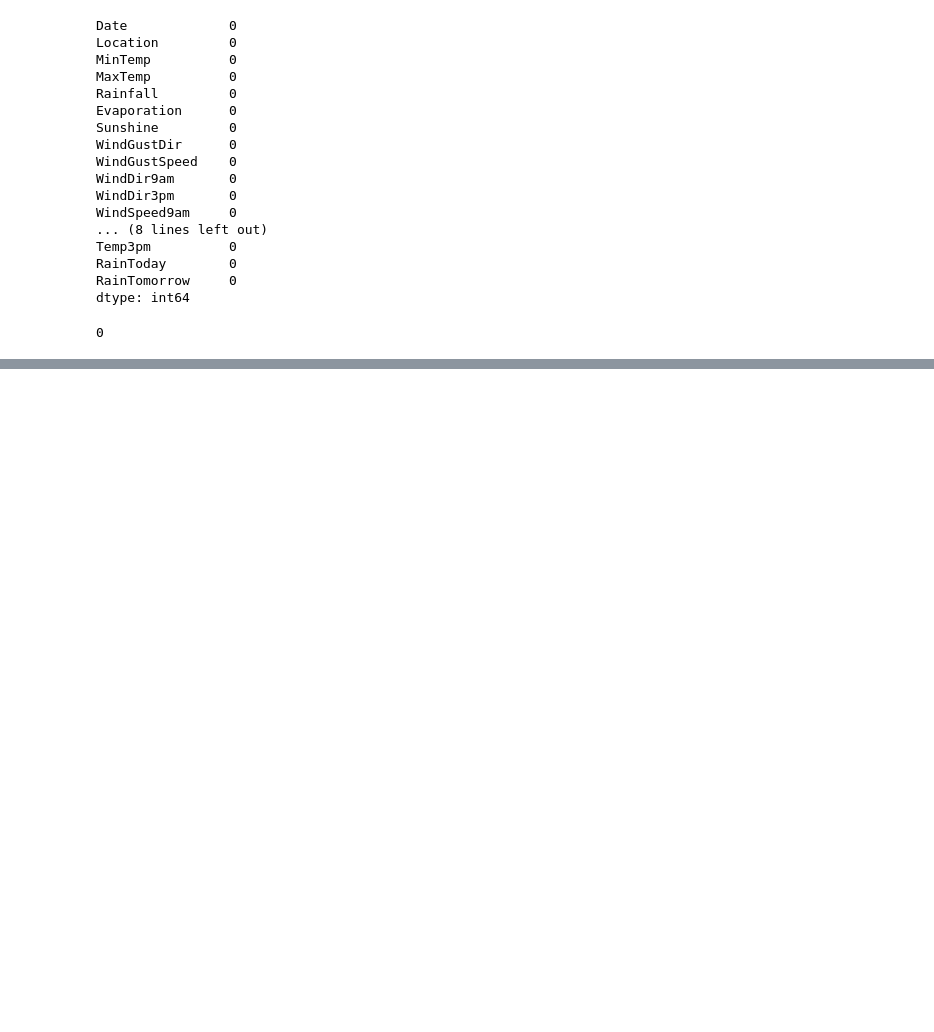
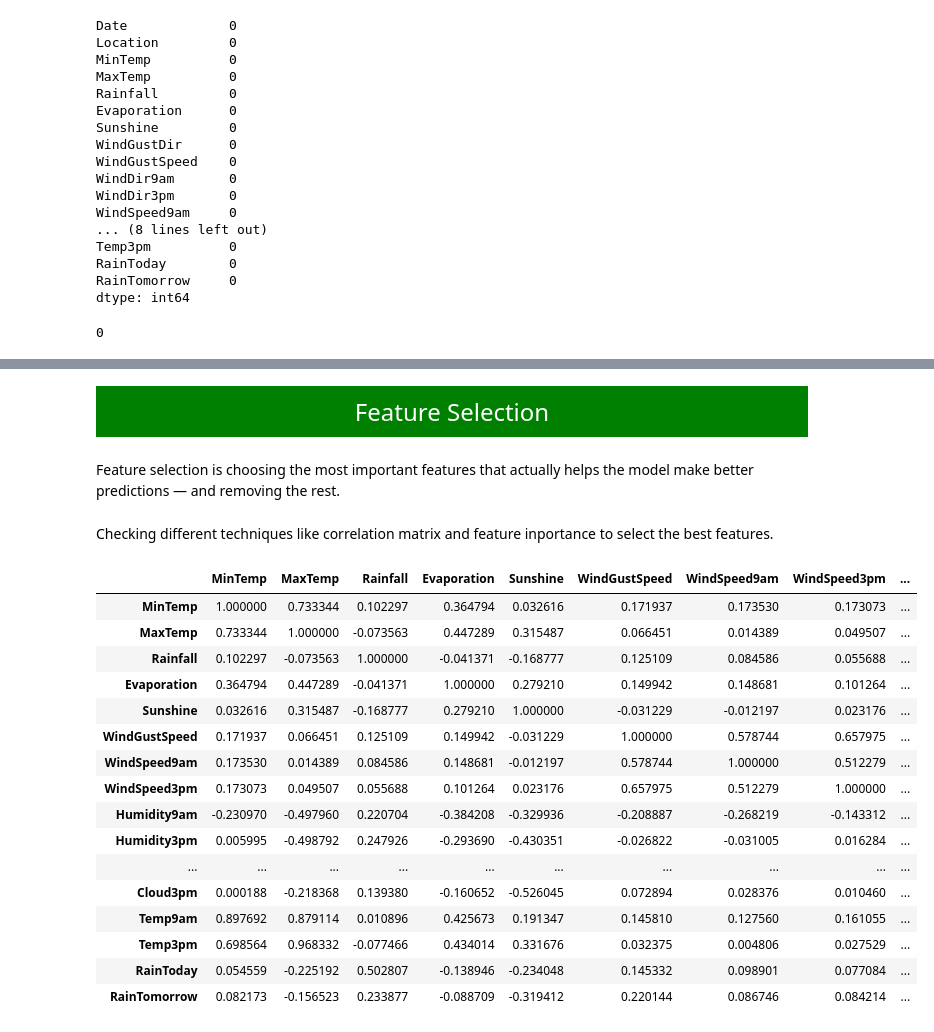
Before and after one commit to BibekBhoi10/RAINFO, a Jupyter notebook: final_cleaned_data.ipynb, the cells around one changed output, grey strips where cells are left out. Cells and saved outputs as stored; diff of their text form; code cells hidden in the pictures; blank space fills up the shorter version.

```diff
--- a/final_cleaned_data.ipynb
+++ b/final_cleaned_data.ipynb
@@ -106,0 +395,28 @@ df.to_csv("cleaned_data.csv") ## final cleaned data is exported
+# %% [markdown]
+<div style="background-color:green; color:white; padding:15px 0; text-align:center; font-size:24px;">
+  Feature Selection
+</div>
+# %% [markdown]
+Feature selection is choosing the most important features that actually helps the model make better predictions — and removing the rest.
+# %% [markdown]
+Checking different techniques like correlation matrix and feature inportance to select the best features.
+# %%
+final_df.corr()
+# %% [output]
+|  | MinTemp | MaxTemp | Rainfall | Evaporation | Sunshine | WindGustSpeed | WindSpeed9am | WindSpeed3pm | ... |
+| MinTemp | 1.000000 | 0.733344 | 0.102297 | 0.364794 | 0.032616 | 0.171937 | 0.173530 | 0.173073 | ... |
+| MaxTemp | 0.733344 | 1.000000 | -0.073563 | 0.447289 | 0.315487 | 0.066451 | 0.014389 | 0.049507 | ... |
+| Rainfall | 0.102297 | -0.073563 | 1.000000 | -0.041371 | -0.168777 | 0.125109 | 0.084586 | 0.055688 | ... |
+| Evaporation | 0.364794 | 0.447289 | -0.041371 | 1.000000 | 0.279210 | 0.149942 | 0.148681 | 0.101264 | ... |
+| Sunshine | 0.032616 | 0.315487 | -0.168777 | 0.279210 | 1.000000 | -0.031229 | -0.012197 | 0.023176 | ... |
+| WindGustSpeed | 0.171937 | 0.066451 | 0.125109 | 0.149942 | -0.031229 | 1.000000 | 0.578744 | 0.657975 | ... |
+| WindSpeed9am | 0.173530 | 0.014389 | 0.084586 | 0.148681 | -0.012197 | 0.578744 | 1.000000 | 0.512279 | ... |
+| WindSpeed3pm | 0.173073 | 0.049507 | 0.055688 | 0.101264 | 0.023176 | 0.657975 | 0.512279 | 1.000000 | ... |
+| Humidity9am | -0.230970 | -0.497960 | 0.220704 | -0.384208 | -0.329936 | -0.208887 | -0.268219 | -0.143312 | ... |
+| Humidity3pm | 0.005995 | -0.498792 | 0.247926 | -0.293690 | -0.430351 | -0.026822 | -0.031005 | 0.016284 | ... |
+| ... | ... | ... | ... | ... | ... | ... | ... | ... | ... |
+| Cloud3pm | 0.000188 | -0.218368 | 0.139380 | -0.160652 | -0.526045 | 0.072894 | 0.028376 | 0.010460 | ... |
+| Temp9am | 0.897692 | 0.879114 | 0.010896 | 0.425673 | 0.191347 | 0.145810 | 0.127560 | 0.161055 | ... |
+| Temp3pm | 0.698564 | 0.968332 | -0.077466 | 0.434014 | 0.331676 | 0.032375 | 0.004806 | 0.027529 | ... |
+| RainToday | 0.054559 | -0.225192 | 0.502807 | -0.138946 | -0.234048 | 0.145332 | 0.098901 | 0.077084 | ... |
+| RainTomorrow | 0.082173 | -0.156523 | 0.233877 | -0.088709 | -0.319412 | 0.220144 | 0.086746 | 0.084214 | ... |
```
Also changed, not shown: parts of 87 cells of this notebook, 27 other files.
